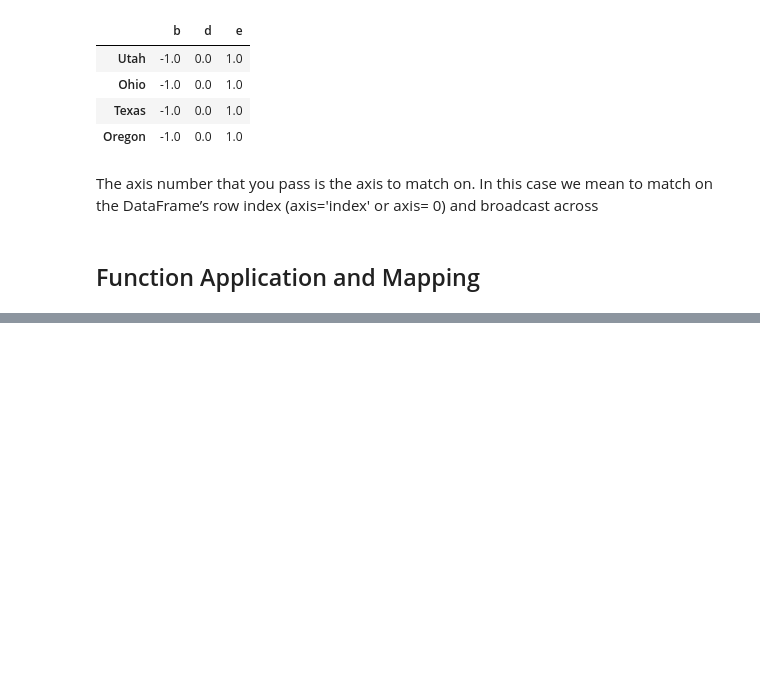
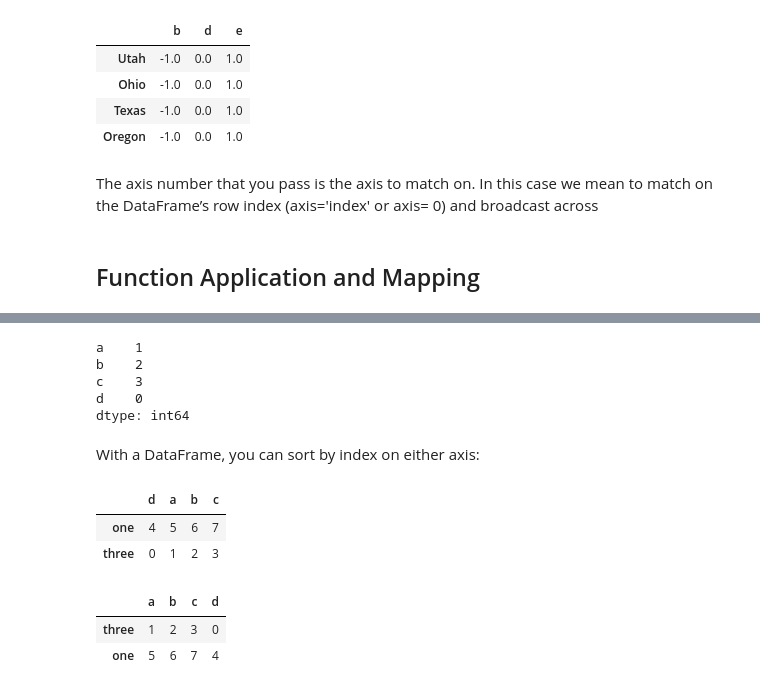
Before and after one commit to lucaslokchan/data-analysis, a Jupyter notebook: Python for Data Analysis/05_Getting_Started_with_pandas.ipynb, the cells around one changed output, grey strips where cells are left out. Saved outputs shown, nothing was run; the diff lists cells and outputs as text; code cells hidden in the pictures; blank space fills up the shorter version.

```diff
--- a/Python for Data Analysis/05_Getting_Started_with_pandas.ipynb
+++ b/Python for Data Analysis/05_Getting_Started_with_pandas.ipynb
@@ -1290,0 +1390,26 @@ The axis number that you pass is the axis to match on. In this case we mean to m
+# %%
+obj.sort_index()
+# %% [output]
+a    1
+b    2
+c    3
+d    0
+dtype: int64
+# %% [markdown]
+With a DataFrame, you can sort by index on either axis:
+# %%
+frame = pd.DataFrame(np.arange(8).reshape((2, 4)),
+                     index=['three', 'one'],
+                     columns=['d', 'a', 'b', 'c'])
+# %%
+frame.sort_index()
+# %% [output]
+|  | d | a | b | c |
+| one | 4 | 5 | 6 | 7 |
+| three | 0 | 1 | 2 | 3 |
+# %%
+frame.sort_index(axis=1)
+# %% [output]
+|  | a | b | c | d |
+| three | 1 | 2 | 3 | 0 |
+| one | 5 | 6 | 7 | 4 |
```
Also changed, not shown: parts of 36 cells of this notebook.
